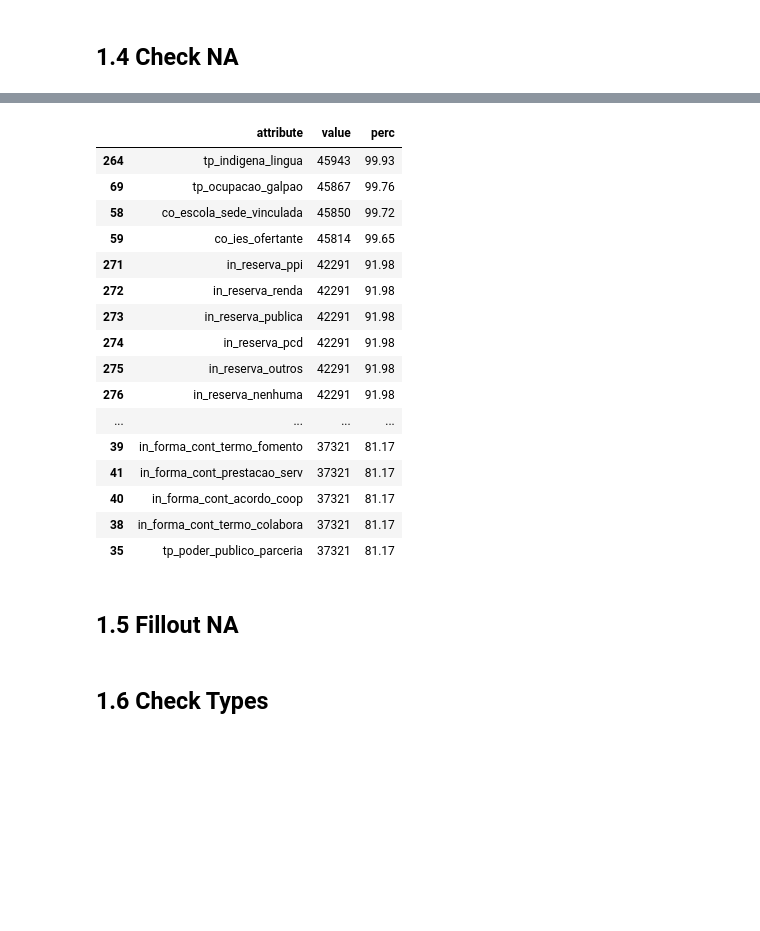
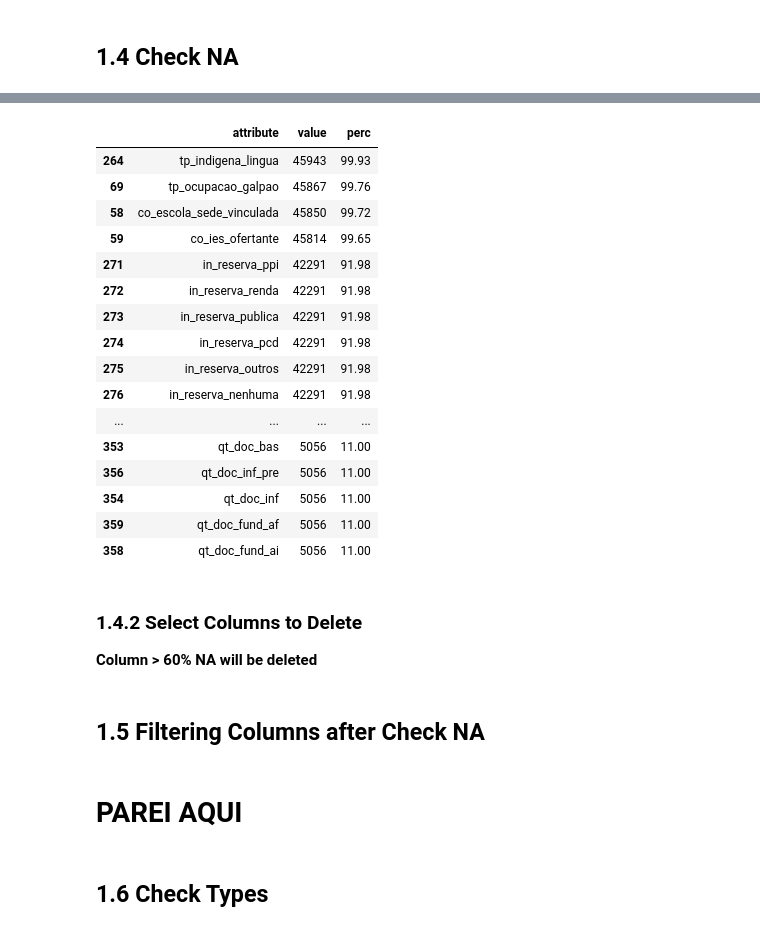
Before and after one commit to victor-vilela/censo_escolar_2022, a Jupyter notebook: notebooks/01-vvo-data-project.ipynb, the cells around one changed output, grey strips where cells are left out. Saved outputs shown, nothing was run; the diff lists cells and outputs as text; code cells hidden in the pictures; blank space fills up the shorter version.

Commit message:
build: filtering columns

```diff
--- a/notebooks/01-vvo-data-project.ipynb
+++ b/notebooks/01-vvo-data-project.ipynb
@@ -157,22 +174,25 @@ df_isnull = pd.DataFrame(df1.isna().sum()).reset_index()
 df_isnull.columns = ['attribute', 'value']
 df_isnull['perc'] = round((df_isnull['value'] / df1.shape[0]) * 100, 2)
 # %%
-df_isnull[(df_isnull['value'] != 0) & (df_isnull['perc'] != 100)].sort_values('perc', ascending=False).head(20)
+df_isnull[df_isnull['perc'] != 100].sort_values('perc', ascending=False).head(30)
 # %% [output]
 |  | attribute | value | perc |
 | 264 | tp_indigena_lingua | 45943 | 99.93 |
 | 69 | tp_ocupacao_galpao | 45867 | 99.76 |
 | 58 | co_escola_sede_vinculada | 45850 | 99.72 |
 | 59 | co_ies_ofertante | 45814 | 99.65 |
 | 271 | in_reserva_ppi | 42291 | 91.98 |
 | 272 | in_reserva_renda | 42291 | 91.98 |
 | 273 | in_reserva_publica | 42291 | 91.98 |
 | 274 | in_reserva_pcd | 42291 | 91.98 |
 | 275 | in_reserva_outros | 42291 | 91.98 |
 | 276 | in_reserva_nenhuma | 42291 | 91.98 |
 | ... | ... | ... | ... |
-| 39 | in_forma_cont_termo_fomento | 37321 | 81.17 |
-| 41 | in_forma_cont_prestacao_serv | 37321 | 81.17 |
-| 40 | in_forma_cont_acordo_coop | 37321 | 81.17 |
-| 38 | in_forma_cont_termo_colabora | 37321 | 81.17 |
-| 35 | tp_poder_publico_parceria | 37321 | 81.17 |
+| 353 | qt_doc_bas | 5056 | 11.00 |
+| 356 | qt_doc_inf_pre | 5056 | 11.00 |
+| 354 | qt_doc_inf | 5056 | 11.00 |
+| 359 | qt_doc_fund_af | 5056 | 11.00 |
+| 358 | qt_doc_fund_ai | 5056 | 11.00 |
+# %% [markdown]
+### 1.4.2 Select Columns to Delete
+**Column > 60% NA will be deleted**
@@ -179,2 +201,2 @@ df_isnull[(df_isnull['value'] != 0) & (df_isnull['perc'] != 100)].sort_values('p
 # %% [markdown]
-## 1.5 Fillout NA
+## 1.5 Filtering Columns after Check NA
@@ -181,3 +205,5 @@ df_isnull[(df_isnull['value'] != 0) & (df_isnull['perc'] != 100)].sort_values('p
+# %% [markdown]
+# PAREI AQUI
 # %%
 # FLOAT or INT
 df1['<var>'] = df1['<var>'].apply(lambda x :200000.0 if math.isnan(x) else x)
```
Also changed, not shown: parts of 6 cells of this notebook, 1 other file.
